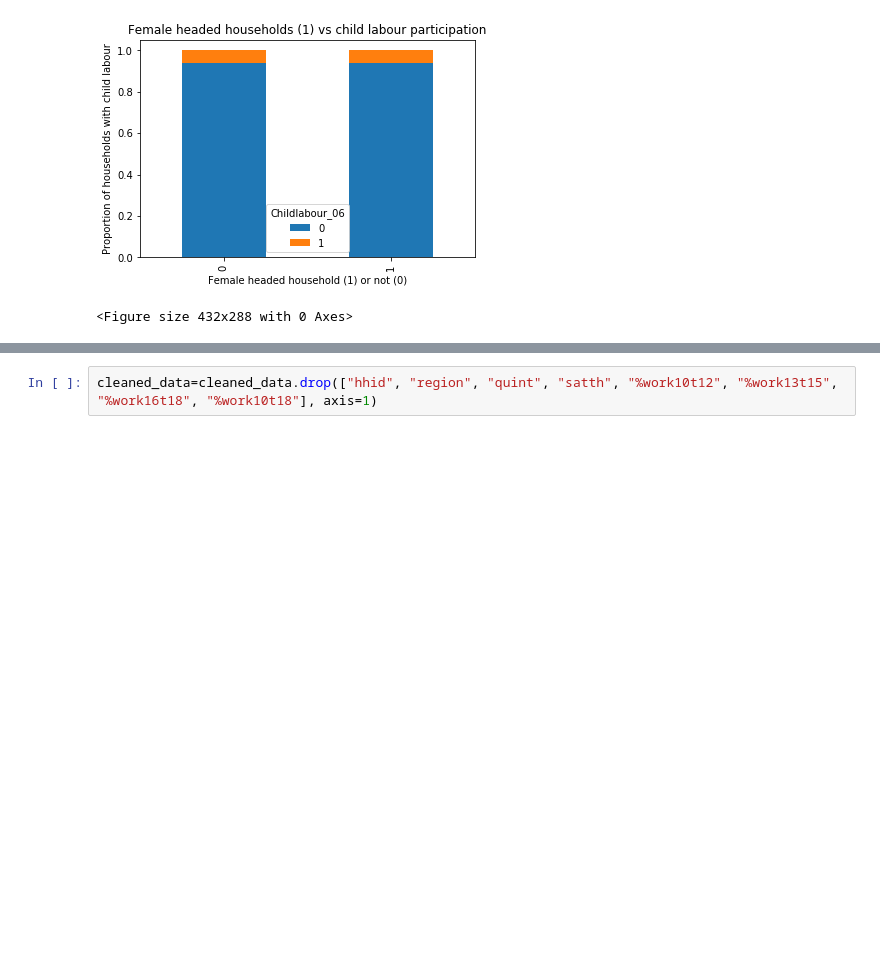
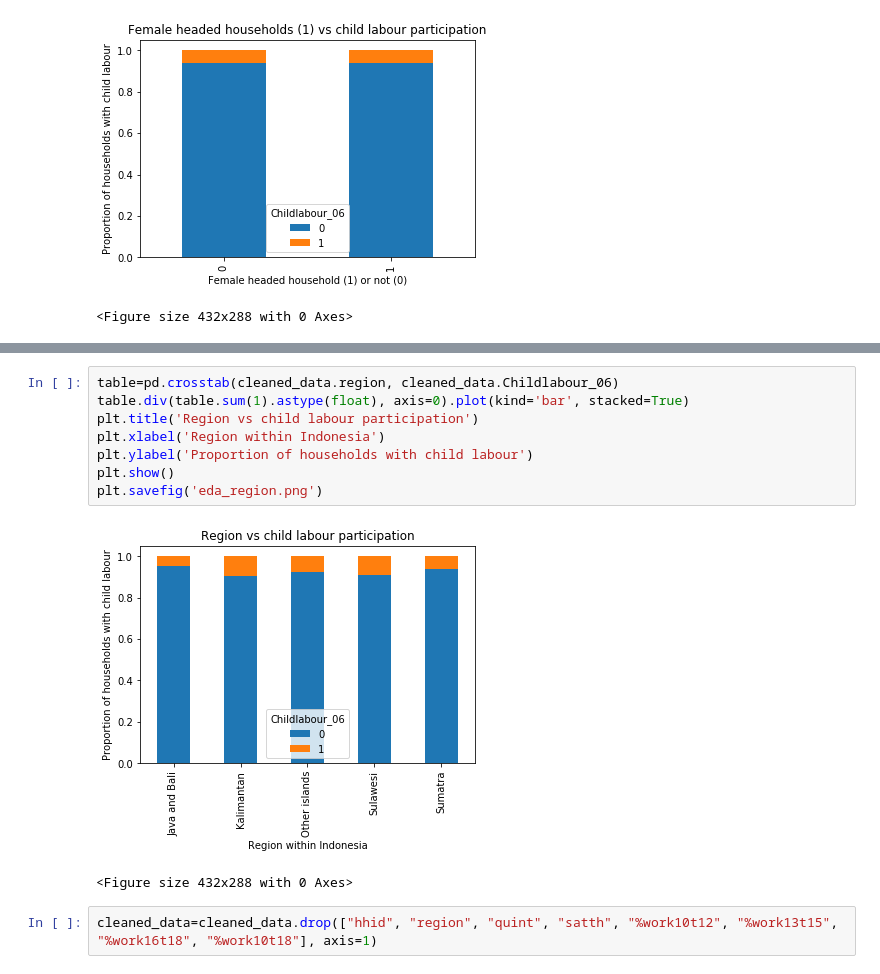
Before and after one commit to Laurie1990/Project3, a Jupyter notebook: 02_data_cleaning_preprocessing.ipynb, the cells around one changed output, grey strips where cells are left out. Drawn from its saved outputs; the diff is of its cells as text; blank space fills up the shorter version.

```diff
--- a/02_data_cleaning_preprocessing.ipynb
+++ b/02_data_cleaning_preprocessing.ipynb
@@ -359,3 +399,14 @@ plt.savefig('eda_female_headed.png')
+# %%
+table=pd.crosstab(cleaned_data.region, cleaned_data.Childlabour_06)
+table.div(table.sum(1).astype(float), axis=0).plot(kind='bar', stacked=True)
+plt.title('Region vs child labour participation')
+plt.xlabel('Region within Indonesia')
+plt.ylabel('Proportion of households with child labour')
+plt.show()
+plt.savefig('eda_region.png')
+# %% [output]
+[figure, added]
+<Figure size 432x288 with 0 Axes>
 # %%
 cleaned_data=cleaned_data.drop(["hhid", "region", "quint", "satth", "%work10t12", "%work13t15", "%work16t18", "%work10t18"], axis=1)
 # %%
```
Also changed, not shown: parts of 9 cells of this notebook, 1 other file.
